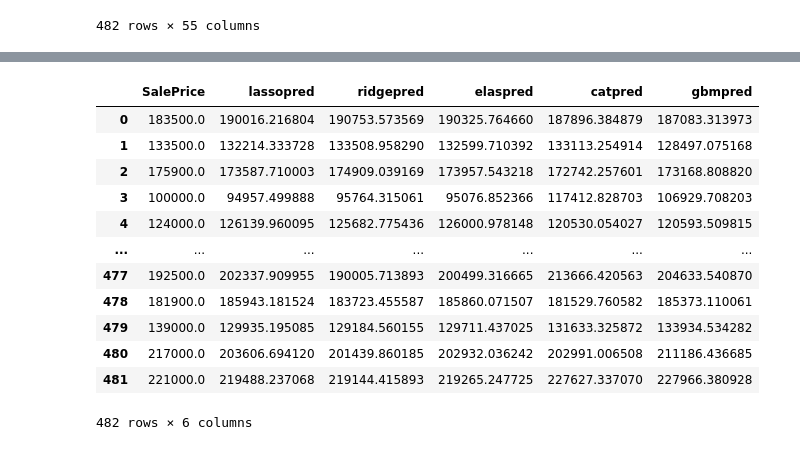
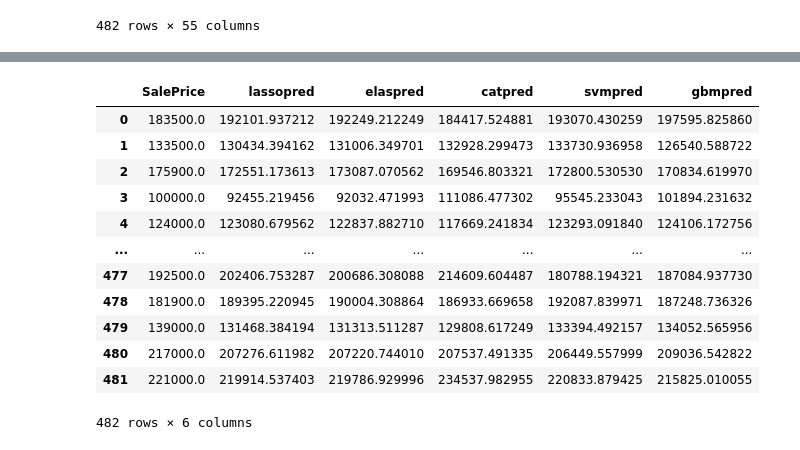
Before and after one commit to djhang99/housing_prices, a Jupyter notebook: Jung_Hwan_Lim/stackhugh.ipynb, the cells around one changed output, grey strips where cells are left out. Cells and saved outputs as stored; diff of their text form; code cells hidden in the pictures.

```diff
--- a/Jung_Hwan_Lim/stackhugh.ipynb
+++ b/Jung_Hwan_Lim/stackhugh.ipynb
@@ -83,7 +87,3 @@ lasso = pickle.load(open('lasso_model.pkl', 'rb'))
 gbm = pickle.load(open('gbm_model.pkl', 'rb'))
 cat = pickle.load(open('cat_model.pkl', 'rb'))
 elasticnet = pickle.load(open('elasticnet_model.pkl', 'rb'))
-# %%
-fit = svm.fit(X_train1, y_train)
-# %%
-fit2 = gbm.fit(X_train2, y_train)
@@ -93,0 +90,12 @@ fit.score(X_train1, y_train)
+# %%
+fit = lasso.fit(X_train1, y_train)
+print(fit.score(X_train1, y_train))
+print(fit.score(X_test1, y_test))
+
+print()
+
+print()
+
+fit3 = elasticnet.fit(X_train1, y_train)
+print(fit3.score(X_train1, y_train))
+print(fit3.score(X_test1, y_test))
@@ -94,7 +107,6 @@ fit.score(X_train1, y_train)
 # %%
-lassopred = lasso.predict(X_test1)
-ridgepred = ridge.predict(X_test1)
-elaspred = elasticnet.predict(X_test1)
+lassopred = fit.predict(X_test1)
+elaspred = fit3.predict(X_test1)
 gbmpred = gbm.predict(X_test2)
 catpred = cat.predict(X_test2)
-#svmpred = svm.predict(X_test1)
+svmpred = svm.predict(X_test1)
@@ -137,24 +129,26 @@ y_test
 # %%
 import numpy as np
 
 y_test['lassopred'] = lassopred
-y_test['ridgepred'] = ridgepred
 y_test['elaspred'] = elaspred
 y_test['catpred'] = catpred
+
+y_test['svmpred'] = svmpred
+y_test = np.exp(y_test)
+
 y_test['gbmpred'] = gbmpred
-y_test = np.exp(y_test)
 y_test
 # %% [output]
-|  | SalePrice | lassopred | ridgepred | elaspred | catpred | gbmpred |
-| 0 | 183500.0 | 190016.216804 | 190753.573569 | 190325.764660 | 187896.384879 | 187083.313973 |
-| 1 | 133500.0 | 132214.333728 | 133508.958290 | 132599.710392 | 133113.254914 | 128497.075168 |
-| 2 | 175900.0 | 173587.710003 | 174909.039169 | 173957.543218 | 172742.257601 | 173168.808820 |
-| 3 | 100000.0 | 94957.499888 | 95764.315061 | 95076.852366 | 117412.828703 | 106929.708203 |
-| 4 | 124000.0 | 126139.960095 | 125682.775436 | 126000.978148 | 120530.054027 | 120593.509815 |
+|  | SalePrice | lassopred | elaspred | catpred | svmpred | gbmpred |
+| 0 | 183500.0 | 192101.937212 | 192249.212249 | 184417.524881 | 193070.430259 | 197595.825860 |
+| 1 | 133500.0 | 130434.394162 | 131006.349701 | 132928.299473 | 133730.936958 | 126540.588722 |
+| 2 | 175900.0 | 172551.173613 | 173087.070562 | 169546.803321 | 172800.530530 | 170834.619970 |
+| 3 | 100000.0 | 92455.219456 | 92032.471993 | 111086.477302 | 95545.233043 | 101894.231632 |
+| 4 | 124000.0 | 123080.679562 | 122837.882710 | 117669.241834 | 123293.091840 | 124106.172756 |
 | ... | ... | ... | ... | ... | ... | ... |
-| 477 | 192500.0 | 202337.909955 | 190005.713893 | 200499.316665 | 213666.420563 | 204633.540870 |
-| 478 | 181900.0 | 185943.181524 | 183723.455587 | 185860.071507 | 181529.760582 | 185373.110061 |
-| 479 | 139000.0 | 129935.195085 | 129184.560155 | 129711.437025 | 131633.325872 | 133934.534282 |
-| 480 | 217000.0 | 203606.694120 | 201439.860185 | 202932.036242 | 202991.006508 | 211186.436685 |
-| 481 | 221000.0 | 219488.237068 | 219144.415893 | 219265.247725 | 227627.337070 | 227966.380928 |
+| 477 | 192500.0 | 202406.753287 | 200686.308088 | 214609.604487 | 180788.194321 | 187084.937730 |
+| 478 | 181900.0 | 189395.220945 | 190004.308864 | 186933.669658 | 192087.839971 | 187248.736326 |
+| 479 | 139000.0 | 131468.384194 | 131313.511287 | 129808.617249 | 133394.492157 | 134052.565956 |
+| 480 | 217000.0 | 207276.611982 | 207220.744010 | 207537.491335 | 206449.557999 | 209036.542822 |
+| 481 | 221000.0 | 219914.537403 | 219786.929996 | 234537.982955 | 220833.879425 | 215825.010055 |
 482 rows × 6 columns
```
Also changed, not shown: parts of 15 cells of this notebook, 5 other files.
